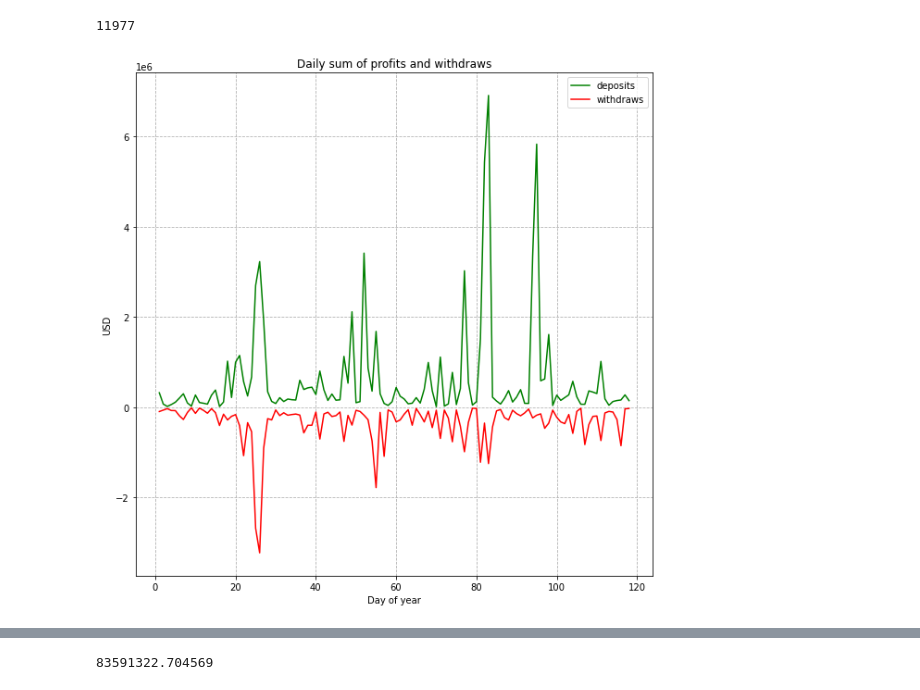
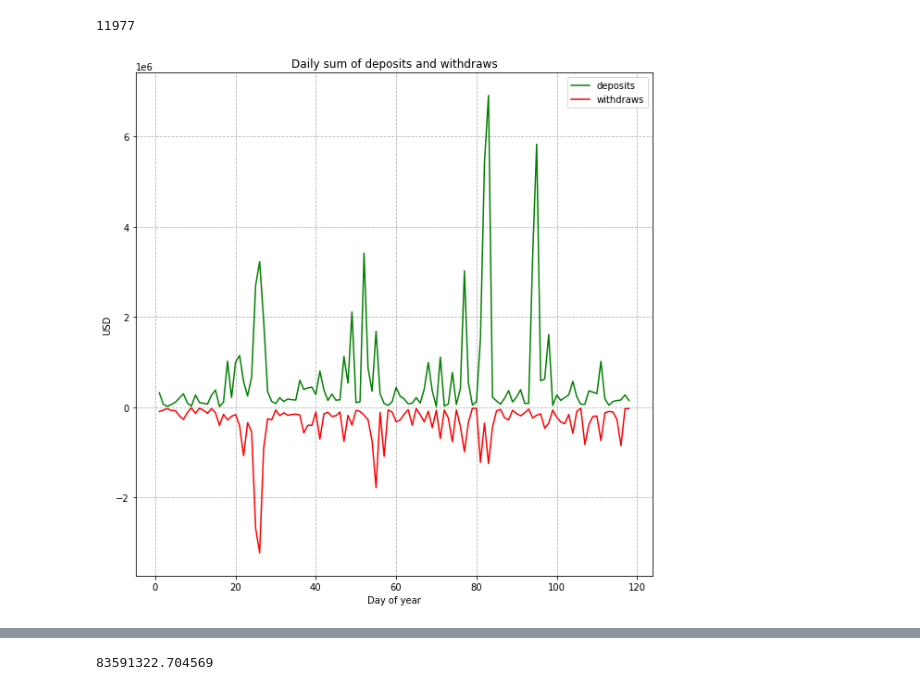
Before and after one commit to IX-Swap/data-science, a Jupyter notebook: perpetual_v2/liquidity_analysis_part_2.ipynb, the cells around one changed output, grey strips where cells are left out. Saved outputs shown, nothing was run; the diff lists cells and outputs as text; code cells hidden in the pictures.

```diff
--- a/perpetual_v2/liquidity_analysis_part_2.ipynb
+++ b/perpetual_v2/liquidity_analysis_part_2.ipynb
@@ -438,22 +438,22 @@ len(deposits_df["trader"].unique())
 # %%
 deposits_df["day_of_year"] = deposits_df["time"].dt.dayofyear
 withdraws_df["day_of_year"] = withdraws_df["time"].dt.dayofyear
 
 daily_grouped_deposits_df = deposits_df[["day_of_year", "amount"]].groupby("day_of_year").sum()
 daily_grouped_withdraws_df = withdraws_df[["day_of_year", "amount"]].groupby("day_of_year").sum()
 
 fig, ax = plt.subplots(figsize=(10, 10))
 ax.plot(daily_grouped_deposits_df[daily_grouped_deposits_df.index < 200].index,
         daily_grouped_deposits_df[daily_grouped_deposits_df.index < 200]["amount"],
         color='g', label='deposits')
 ax.plot(daily_grouped_withdraws_df[daily_grouped_withdraws_df.index < 200].index,
         -daily_grouped_withdraws_df[daily_grouped_withdraws_df.index < 200]["amount"],
         color='r', label='withdraws')
 ax.set_xlabel("Day of year")
 ax.set_ylabel("USD")
-ax.set_title("Daily sum of profits and withdraws")
+ax.set_title("Daily sum of deposits and withdraws")
 ax.grid(True, linestyle='--')
 ax.legend()
 plt.show()
 # %% [output]
-[figure, old version]
+[figure, new version]
```
Also changed, not shown: parts of 2 cells of this notebook, 3 other files.
